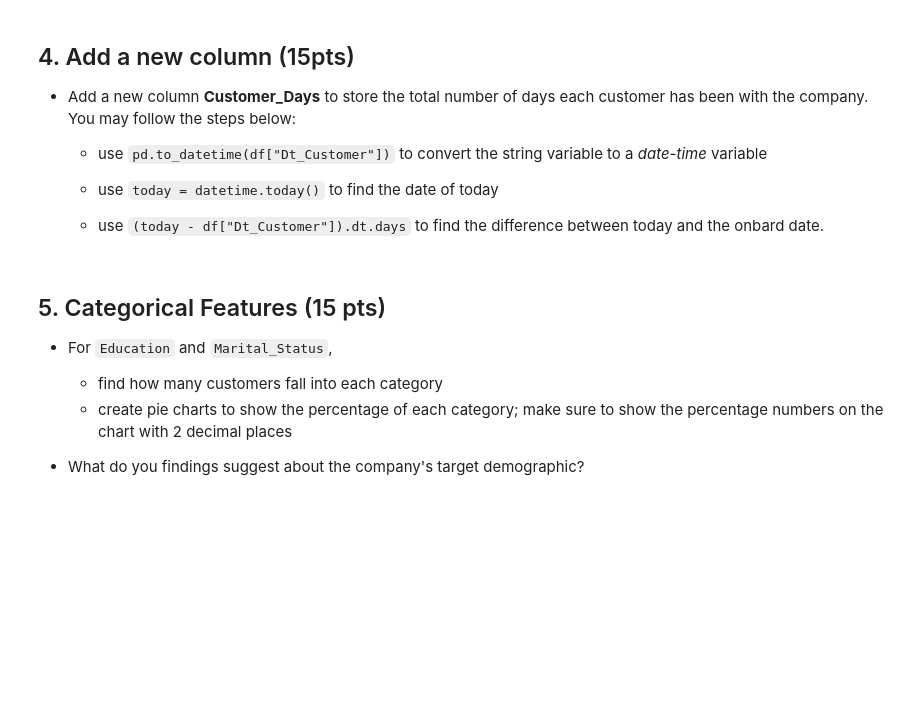
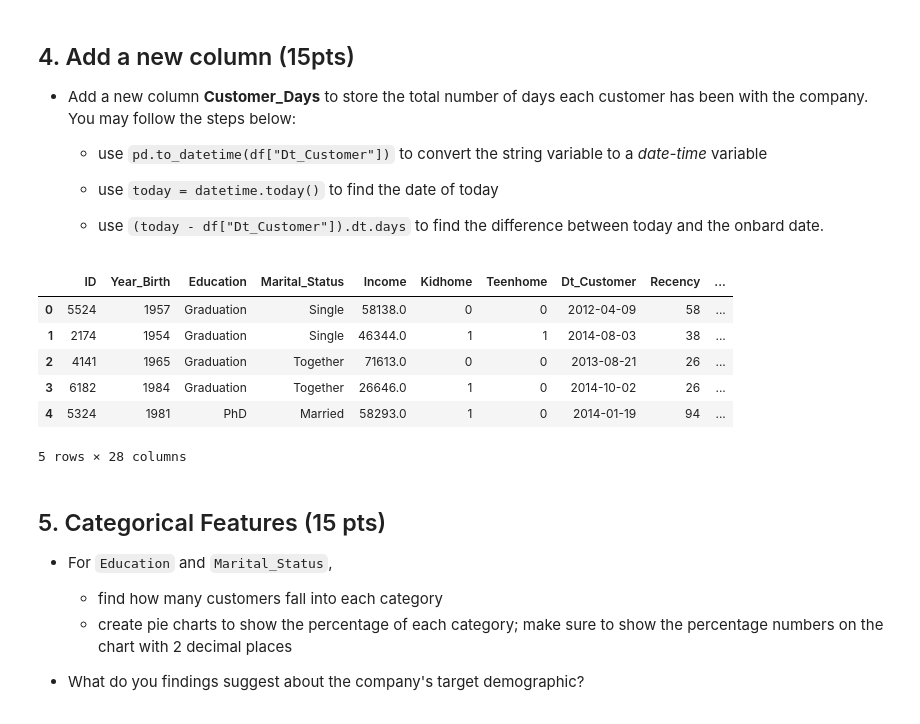
Before and after one commit to Data-Analytics-with-Python/individual-assignment-i-rayoen0, a Jupyter notebook: Assignment_Notebook_1.ipynb, the cells around one changed output. Cells and saved outputs as stored; diff of their text form; code cells hidden in the pictures; blank space fills up the shorter version.

```diff
--- a/Assignment_Notebook_1.ipynb
+++ b/Assignment_Notebook_1.ipynb
@@ -35,7 +35,7 @@ Resolving deltas: 100% (5/5), done.
 # %%
 import pandas as pd
 #Importing the data, received as an xlsx.
-file_path = "/content/individual-assignment-i-rayoen0/W33836-XLS-ENG.xlsx"
+file_path = "/content/Assignment 1 Data Analytics/W33836-XLS-ENG.xlsx"
 # Read the second sheet (index 1) into a DataFrame, as the first sheet is a copyright notice.
 df_xlsx = pd.read_excel(file_path, sheet_name=1)
 df_xlsx.describe()
@@ -211,6 +211,21 @@ See the caveats in the documentation: https://pandas.pydata.org/pandas-docs/stab
   * use `today = datetime.today()` to find the date of today
 
   * use `(today - df["Dt_Customer"]).dt.days` to find the difference between today and the onbard date.
+# %%
+from datetime import datetime
+
+df.loc[:,["Dt_Customer"]] = pd.to_datetime(df["Dt_Customer"], dayfirst = True)
+today = datetime.today()
+df.loc[:,["Customer_Days"]] = (today - df["Dt_Customer"]).dt.days
+display(df.head())
+# %% [output]
+|  | ID | Year_Birth | Education | Marital_Status | Income | Kidhome | Teenhome | Dt_Customer | Recency | ... |
+| 0 | 5524 | 1957 | Graduation | Single | 58138.0 | 0 | 0 | 2012-04-09 | 58 | ... |
+| 1 | 2174 | 1954 | Graduation | Single | 46344.0 | 1 | 1 | 2014-08-03 | 38 | ... |
+| 2 | 4141 | 1965 | Graduation | Together | 71613.0 | 0 | 0 | 2013-08-21 | 26 | ... |
+| 3 | 6182 | 1984 | Graduation | Together | 26646.0 | 1 | 0 | 2014-10-02 | 26 | ... |
+| 4 | 5324 | 1981 | PhD | Married | 58293.0 | 1 | 0 | 2014-01-19 | 94 | ... |
+5 rows × 28 columns
 # %% [markdown]
 ## 5. Categorical Features (15 pts)
 
```
Also changed, not shown: parts of 1 cell of this notebook.
